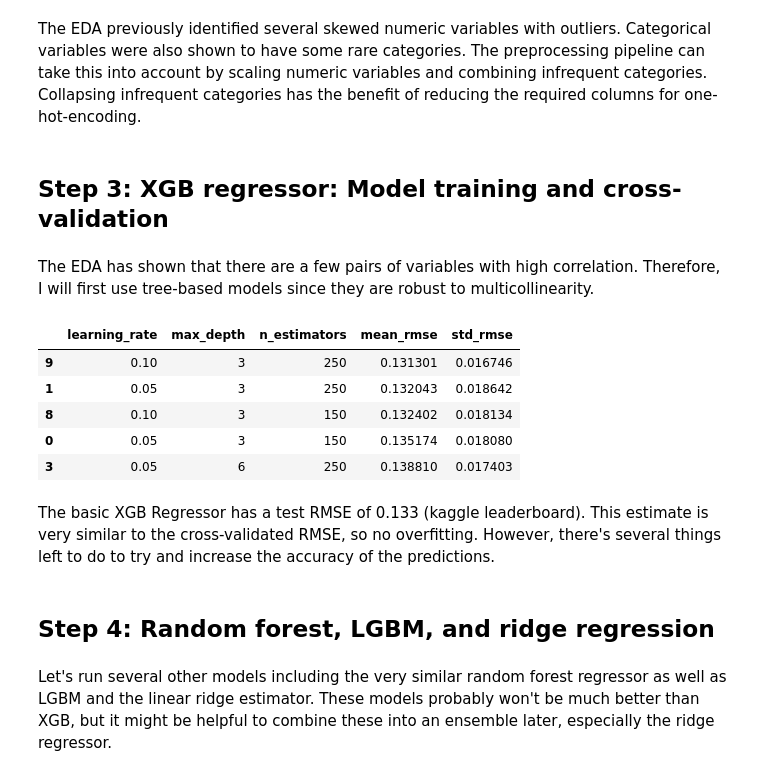
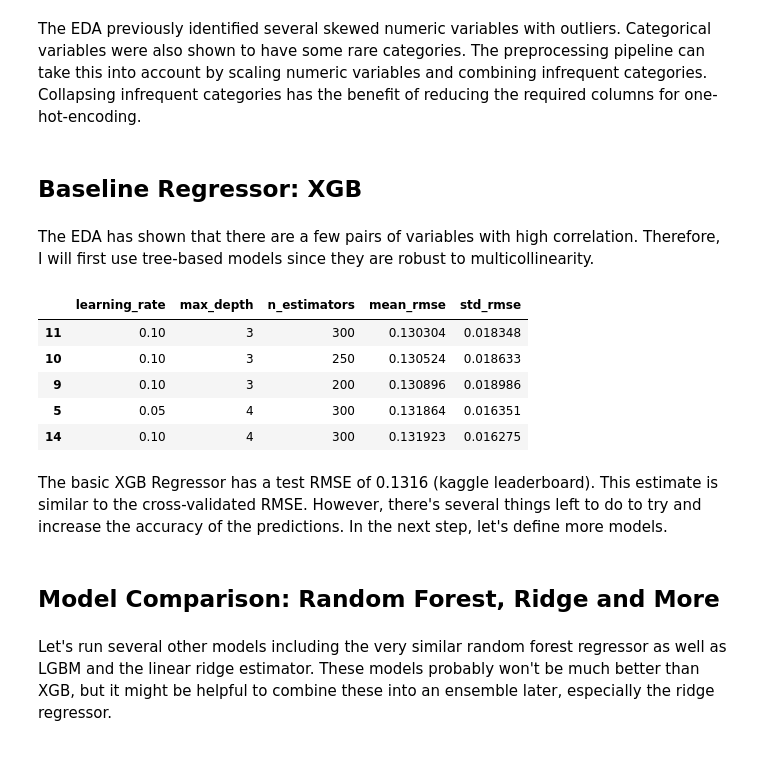
Before and after one commit to cgaletzka/house-prices-eda-ml, a Jupyter notebook: house-prices-ml.ipynb, the cells around one changed output. Drawn from its saved outputs; the diff is of its cells as text; code cells hidden in the pictures.

```diff
--- a/house-prices-ml.ipynb
+++ b/house-prices-ml.ipynb
@@ -138,0 +163,3 @@ target = np.log1p(target) # log-transformation takes care of the usual right-ske
+# %%
+df = add_features(df)
+df_test = add_features(df_test)
@@ -142,12 +171,14 @@ The EDA previously identified several skewed numeric variables with outliers. Ca
 # split into numeric and categorical
 numeric_features = eda['numeric_features']
 categorical_features = eda['categorical_features']
+binary_features = ['YrSoldBin','HasBasement','HasGarage','HasFence','HasMiscFeature']
 # %%
 # preprocessing numerical features (insert median for missing values and use z-score scaling)
 numeric_transformer = Pipeline(steps = [
     ('imputer', SimpleImputer(strategy = 'median')), # impute the median for missing values
-    ('scaler',  QuantileTransformer(output_distribution='normal', n_quantiles=1000)) # this ensures outliers and skew are minimized
+    ('scaler',  RobustScaler()) # this ensures outliers and skew are minimized
 ])
+
 
 # preprocessing categorical features (insert most frequent for missing values)
 categorical_transformer = Pipeline(steps = [
@@ -156,46 +187,52 @@ categorical_transformer = Pipeline(steps = [
         handle_unknown = 'infrequent_if_exist',
         min_frequency = 0.01)) # this takes care of rare categories that appear less than 1%
 ])
+
+# preprocessing binary features (insert most frequent for missing values)
+binary_transformer = Pipeline(steps = [
+    ('imputer', SimpleImputer(strategy = 'most_frequent'))
+])
 # %%
 # define the columns transformer
 preprocessor = ColumnTransformer(transformers = [
     ('num', numeric_transformer, numeric_features),
-    ('cat', categorical_transformer, categorical_features)
+    ('cat', categorical_transformer, categorical_features),
+    ('bin', binary_transformer, binary_features)
 ])
 
 # prepare the train and test datasets
-X = df[numeric_features + categorical_features]
-X_test = df_test[numeric_features + categorical_features]
+X = df[numeric_features + categorical_features + binary_features]
+X_test = df_test[numeric_features + categorical_features + binary_features]
-# %% [markdown]
-## Step 3: XGB regressor: Model training and cross-validation
+# %% [markdown]
+## Baseline Regressor: XGB
 # %% [markdown]
 The EDA has shown that there are a few pairs of variables with high correlation. Therefore, I will first use tree-based models since they are robust to multicollinearity.
 # %%
 # set random seed
 rs = 42
 np.random.seed(rs)
 
 # define kfold split
 kf = KFold(n_splits=5, shuffle=True, random_state=rs)
 
 param_grid = {
-    'model__max_depth': [3, 6, 9, 12],
-    'model__n_estimators': [150, 250],
-    'model__learning_rate': [0.05, 0.1]
+    'model__max_depth': [3, 4, 5],
+    'model__n_estimators': [200, 250, 300],
+    'model__learning_rate': [0.05, 0.1, 0.2]
 }
 
 estimator = XGBRegressor(random_state=rs)
 
 grid_xgb, results_xgb = run_grid_search(
     estimator, param_grid, preprocessor, X, target, kf,
     scoring="neg_root_mean_squared_error"
 )
 results_xgb.head()
 # %% [output]
 |  | learning_rate | max_depth | n_estimators | mean_rmse | std_rmse |
-| 9 | 0.10 | 3 | 250 | 0.131301 | 0.016746 |
-| 1 | 0.05 | 3 | 250 | 0.132043 | 0.018642 |
-| 8 | 0.10 | 3 | 150 | 0.132402 | 0.018134 |
-| 0 | 0.05 | 3 | 150 | 0.135174 | 0.018080 |
-| 3 | 0.05 | 6 | 250 | 0.138810 | 0.017403 |
+| 11 | 0.10 | 3 | 300 | 0.130304 | 0.018348 |
+| 10 | 0.10 | 3 | 250 | 0.130524 | 0.018633 |
+| 9 | 0.10 | 3 | 200 | 0.130896 | 0.018986 |
+| 5 | 0.05 | 4 | 300 | 0.131864 | 0.016351 |
+| 14 | 0.10 | 4 | 300 | 0.131923 | 0.016275 |
 # %%
@@ -228,9 +252,9 @@ submission = pd.DataFrame({
 # save in .csv format
 submission.to_csv("submission_XGBRegressor.csv", index=False)
 # %% [markdown]
-The basic XGB Regressor has a test RMSE of 0.133 (kaggle leaderboard). This estimate is very similar to the cross-validated RMSE, so no overfitting. However, there's several things left to do to try and increase the accuracy of the predictions.
+The basic XGB Regressor has a test RMSE of 0.1316 (kaggle leaderboard). This estimate is similar to the cross-validated RMSE. However, there's several things left to do to try and increase the accuracy of the predictions. In the next step, let's define more models.
-# %% [markdown]
-## Step 4: Random forest, LGBM, and ridge regression
+# %% [markdown]
+## Model Comparison: Random Forest, Ridge and More
 # %% [markdown]
 Let's run several other models including the very similar random forest regressor as well as LGBM and the linear ridge estimator. These models probably won't be much better than XGB, but it might be helpful to combine these into an ensemble later, especially the ridge regressor.
 # %%
```
Also changed, not shown: parts of 29 cells of this notebook.
